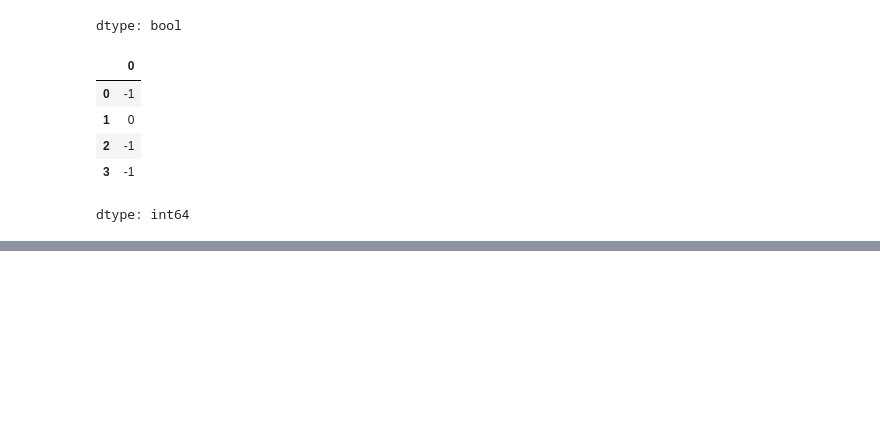
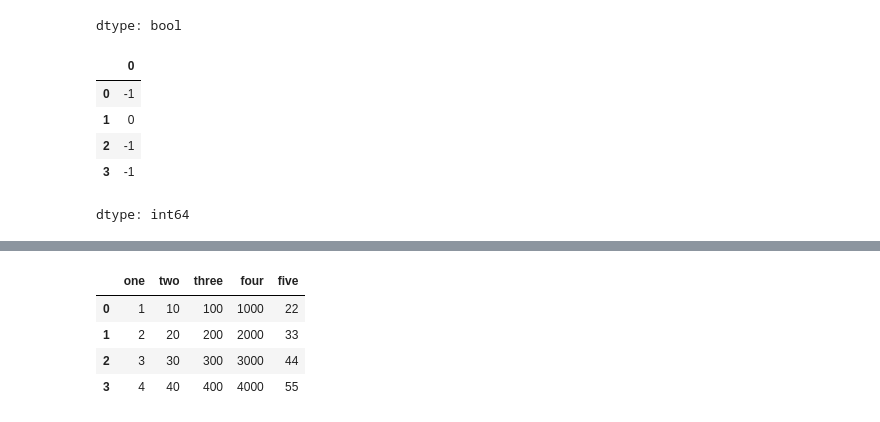
Before and after one commit to Harikaharu/DataScience, a Jupyter notebook: pandas/pandas_1.ipynb, the cells around one changed output, grey strips where cells are left out. Saved outputs shown, nothing was run; the diff lists cells and outputs as text; code cells hidden in the pictures; blank space fills up the shorter version.

```diff
--- a/pandas/pandas_1.ipynb
+++ b/pandas/pandas_1.ipynb
@@ -222,0 +339,10 @@ dtype: int64
+# %%
+l=[22,33,44,55]
+df['five']=l
+df
+# %% [output]
+|  | one | two | three | four | five |
+| 0 | 1 | 10 | 100 | 1000 | 22 |
+| 1 | 2 | 20 | 200 | 2000 | 33 |
+| 2 | 3 | 30 | 300 | 3000 | 44 |
+| 3 | 4 | 40 | 400 | 4000 | 55 |
```
Also changed, not shown: parts of 30 cells of this notebook.
